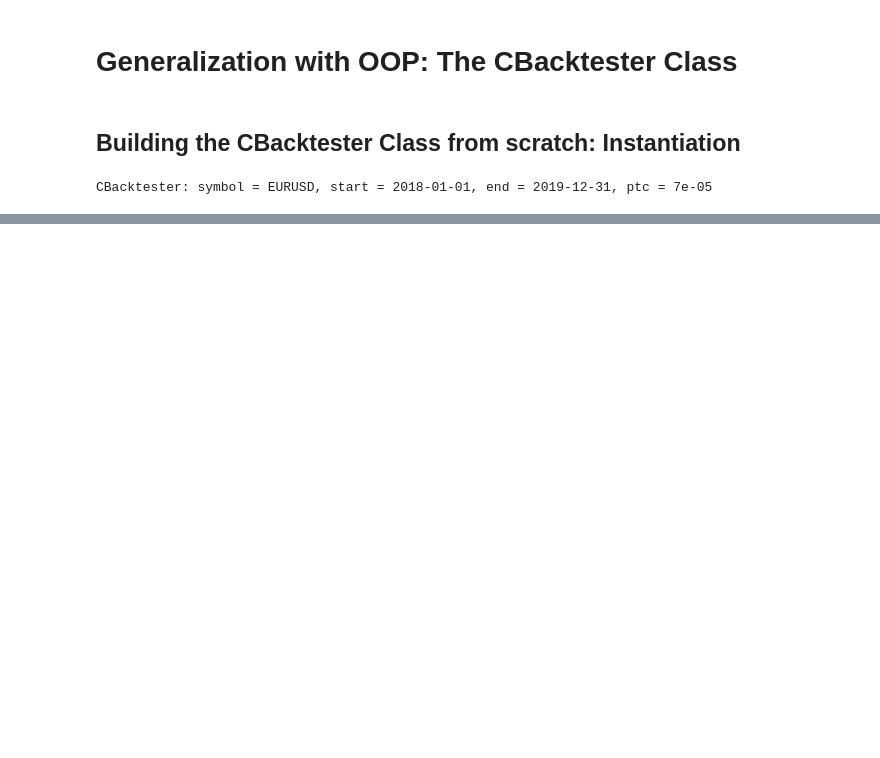
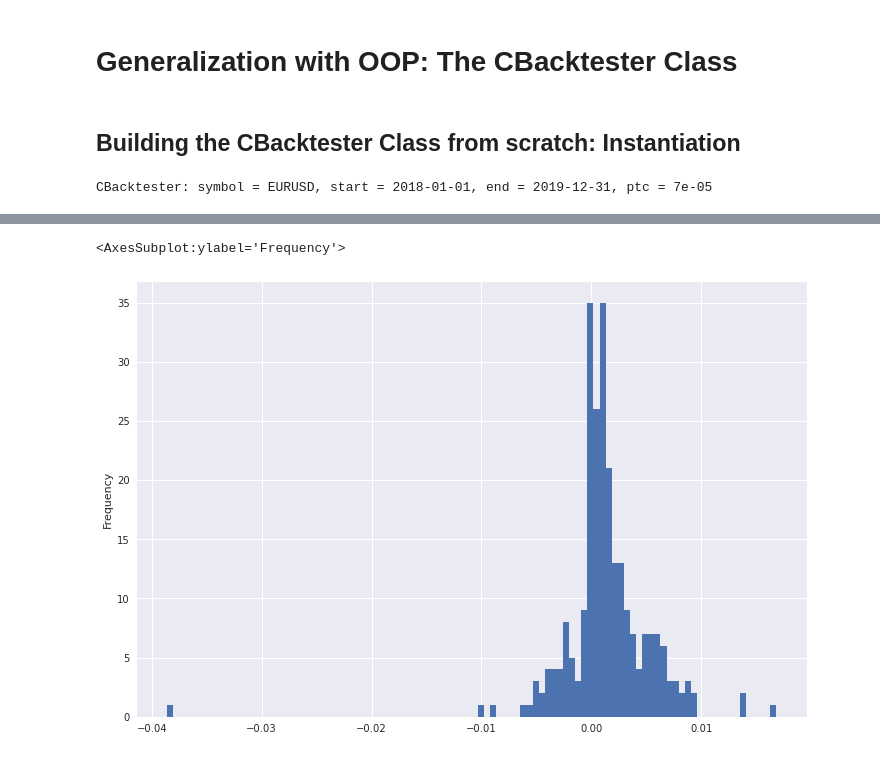
Before and after one commit to pianofreq/hagmann-perf-opt-course, a Jupyter notebook: PerfOptCourse/Section_1/CBacktester-RTM.ipynb, the cells around one changed output, grey strips where cells are left out. Saved outputs shown, nothing was run; the diff lists cells and outputs as text; code cells hidden in the pictures; blank space fills up the shorter version.

```diff
--- a/PerfOptCourse/Section_1/CBacktester-RTM.ipynb
+++ b/PerfOptCourse/Section_1/CBacktester-RTM.ipynb
@@ -232,0 +252,5 @@ tester.results.loc[tester.results.trades == 2]
+# %%
+tester.results.groupby('session').session_compound.last().plot(kind = 'hist', figsize=(12,8), bins = 100)
+# %% [output]
+<AxesSubplot:ylabel='Frequency'>
+[figure, added]
```
Also changed, not shown: parts of 7 cells of this notebook, 1 other file.
